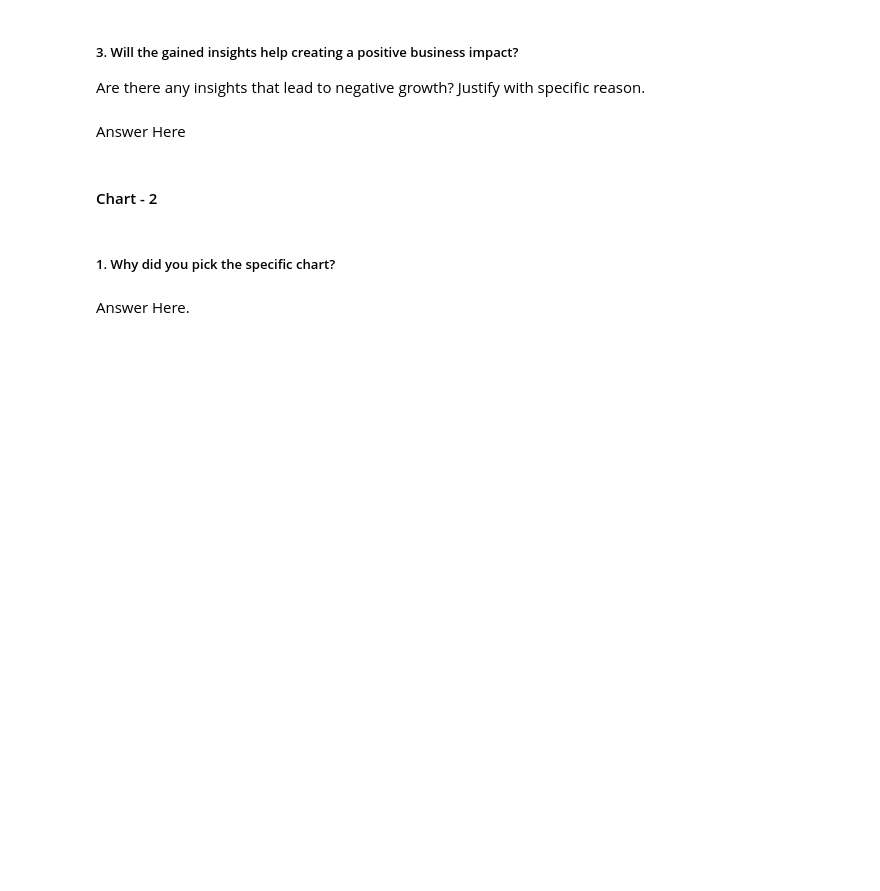
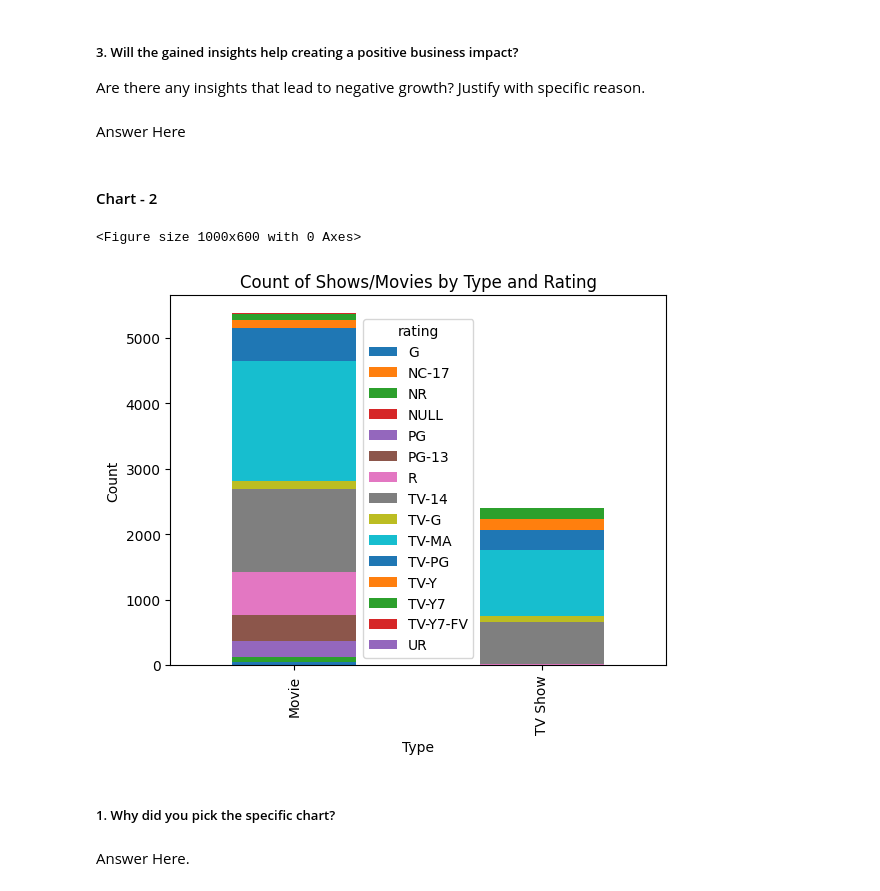
Before and after one commit to ajayd9558/Unsupervised_machine_Larning_project, a Jupyter notebook: Ajay_Netflix_Show_and_Movies_Clustering.ipynb, the cells around one changed output. Cells and saved outputs as stored; diff of their text form; code cells hidden in the pictures; blank space fills up the shorter version.

```diff
--- a/Ajay_Netflix_Show_and_Movies_Clustering.ipynb
+++ b/Ajay_Netflix_Show_and_Movies_Clustering.ipynb
@@ -341,3 +355,16 @@ Answer Here
+# %%
+# Chart - 2 visualization code
+# Stacked Bar Plot: Visualize the count of shows/movies by type and rating
+plt.figure(figsize=(10, 6))
+rating_counts = df.groupby(['type', 'rating']).size().unstack()
+rating_counts.plot(kind='bar', stacked=True)
+plt.xlabel('Type')
+plt.ylabel('Count')
+plt.title('Count of Shows/Movies by Type and Rating')
+plt.show()
+# %% [output]
+<Figure size 1000x600 with 0 Axes>
+[figure, added]
 # %% [markdown]
 ##### 1. Why did you pick the specific chart?
 # %% [markdown]
```
Also changed, not shown: parts of 28 cells of this notebook.
